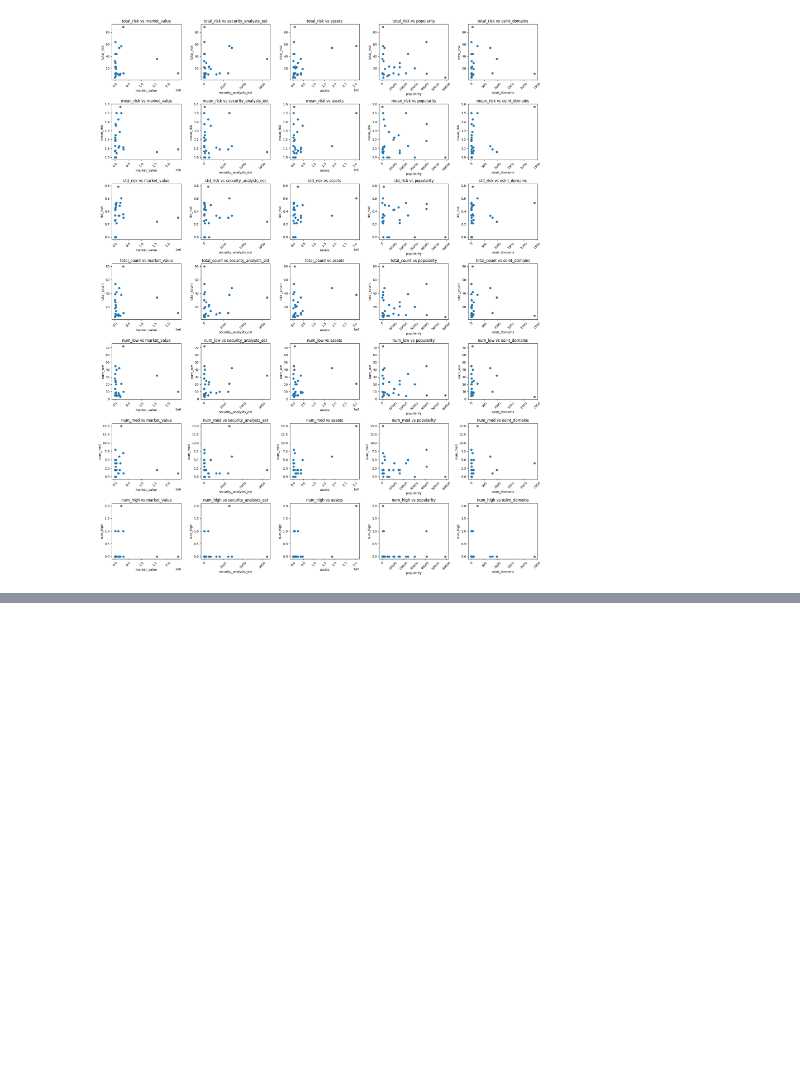
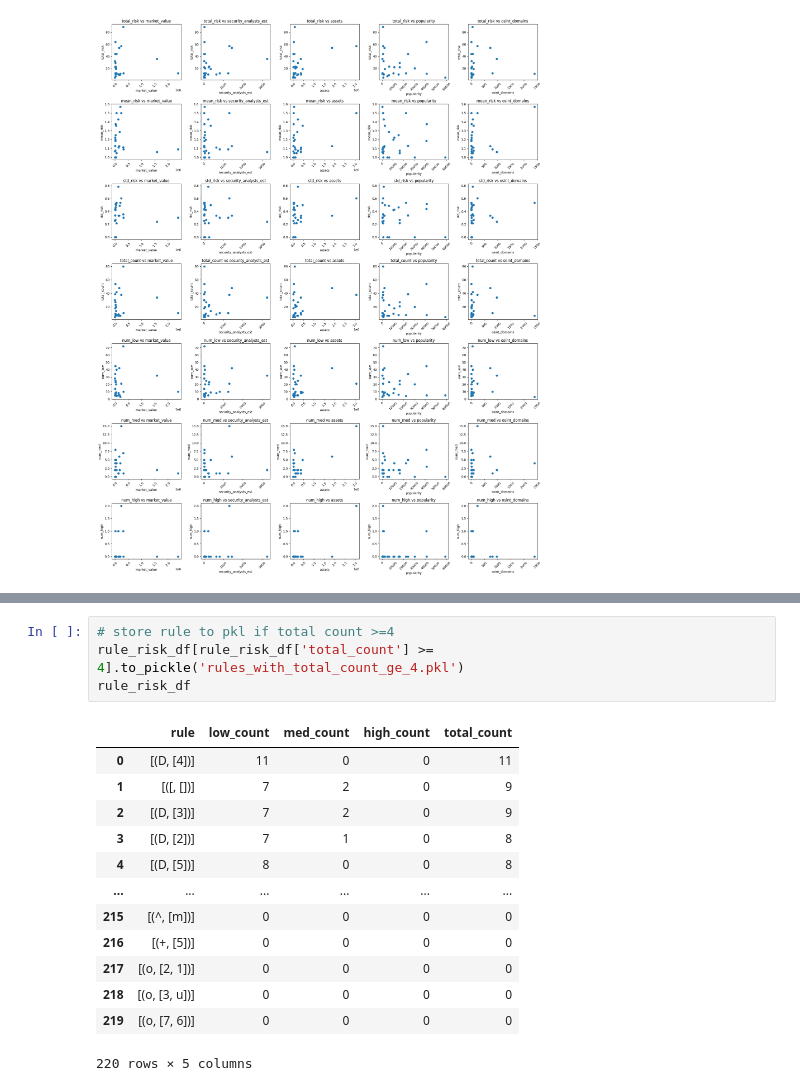
Before and after one commit to sli857/ECE8813_FinalProject, a Jupyter notebook: exploration.ipynb, the cells around one changed output, grey strips where cells are left out. Drawn from its saved outputs; the diff is of its cells as text; blank space fills up the shorter version.

```diff
--- a/exploration.ipynb
+++ b/exploration.ipynb
@@ -127,0 +254,18 @@ plt.tight_layout()
+# %%
+# store rule to pkl if total count >=4
+rule_risk_df[rule_risk_df['total_count'] >= 4].to_pickle('rules_with_total_count_ge_4.pkl')
+rule_risk_df
+# %% [output]
+|  | rule | low_count | med_count | high_count | total_count |
+| 0 | [(D, [4])] | 11 | 0 | 0 | 11 |
+| 1 | [([, [])] | 7 | 2 | 0 | 9 |
+| 2 | [(D, [3])] | 7 | 2 | 0 | 9 |
+| 3 | [(D, [2])] | 7 | 1 | 0 | 8 |
+| 4 | [(D, [5])] | 8 | 0 | 0 | 8 |
+| ... | ... | ... | ... | ... | ... |
+| 215 | [(^, [m])] | 0 | 0 | 0 | 0 |
+| 216 | [(+, [5])] | 0 | 0 | 0 | 0 |
+| 217 | [(o, [2, 1])] | 0 | 0 | 0 | 0 |
+| 218 | [(o, [3, u])] | 0 | 0 | 0 | 0 |
+| 219 | [(o, [7, 6])] | 0 | 0 | 0 | 0 |
+220 rows × 5 columns
```
Also changed, not shown: parts of 5 cells of this notebook, 4 other files.
